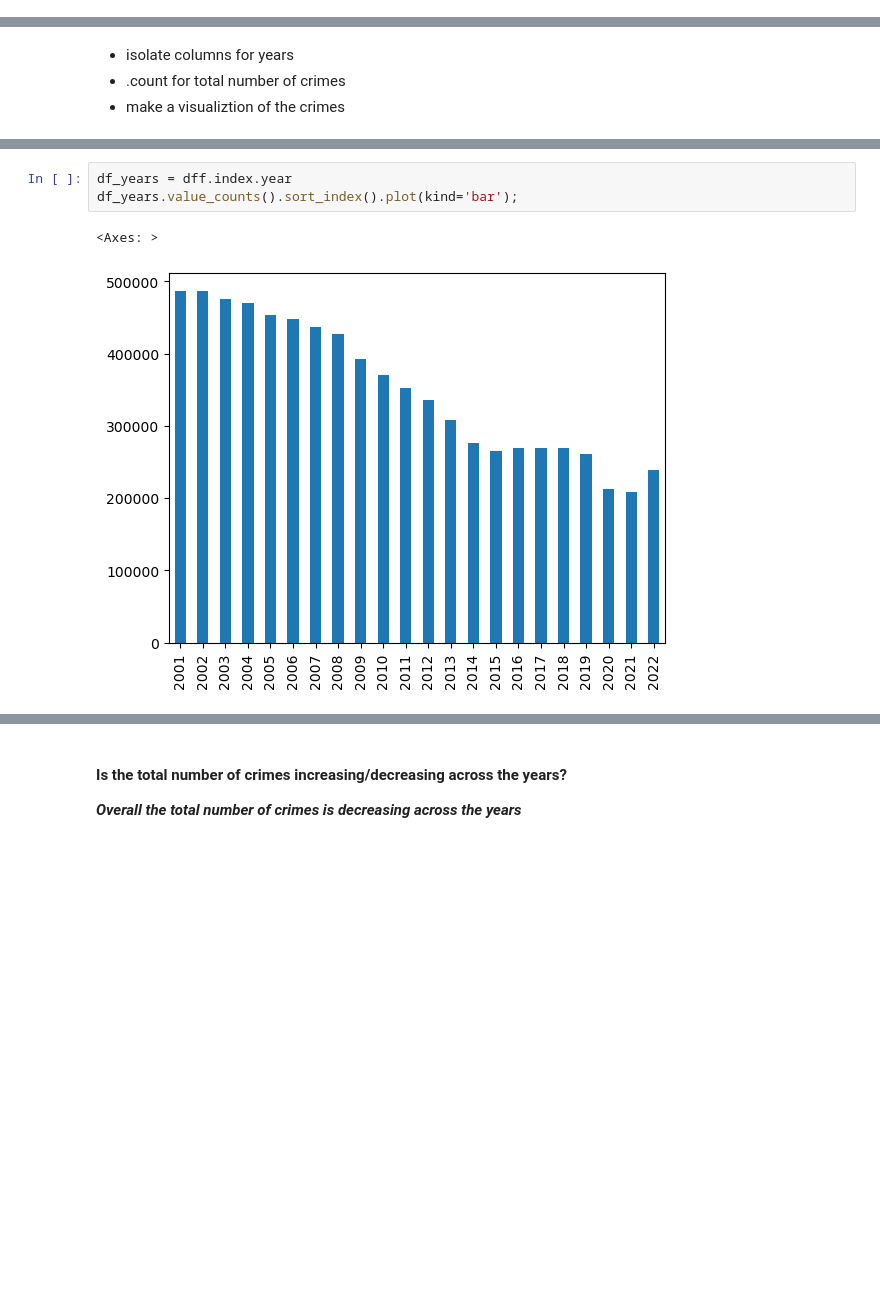
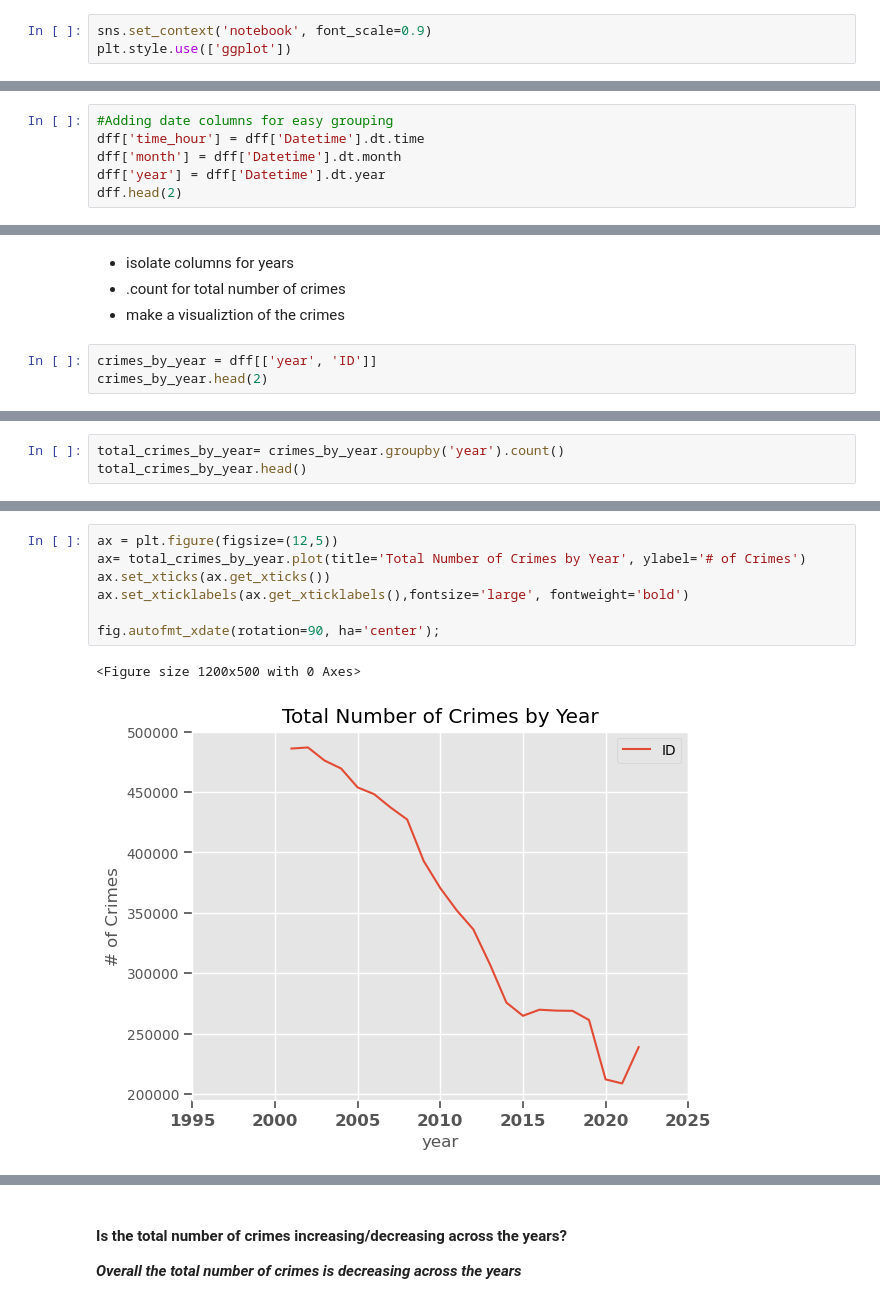
Before and after one commit to SeeBee8/Chicago-Crimes, a Jupyter notebook: Part1_Project3.ipynb, the cells around one changed output, grey strips where cells are left out. Cells and saved outputs as stored; diff of their text form; blank space fills up the shorter version.

```diff
--- a/Part1_Project3.ipynb
+++ b/Part1_Project3.ipynb
@@ -139,6 +144,9 @@ import statsmodels.tsa.api as tsa
 
 import holidays
 from holidays import country_holidays
+# %%
+sns.set_context('notebook', font_scale=0.9)
+plt.style.use(['ggplot'])
 # %% [markdown]
 ### Load Data
 # %%
@@ -198,3 +206,9 @@ dff
 | 238856 | 12938420 | 12/31/2022 12:52:00 PM | ASSAULT | SIMPLE | COMMERCIAL / BUSINESS OFFICE | False | False | 1432 | ... |
 | 238857 | 12939906 | 12/31/2022 12:59:00 PM | DECEPTIVE PRACTICE | FINANCIAL IDENTITY THEFT $300 AND... | RESIDENCE | False | False | 1511 | ... |
 7713109 rows × 13 columns
+# %%
+#Adding date columns for easy grouping
+dff['time_hour'] = dff['Datetime'].dt.time
+dff['month'] = dff['Datetime'].dt.month
+dff['year'] = dff['Datetime'].dt.year
+dff.head(2)
@@ -243,3 +264,6 @@ dtype: int64
 - isolate columns for years
 - .count for total number of crimes
 - make a visualiztion of the crimes
+# %%
+crimes_by_year = dff[['year', 'ID']]
+crimes_by_year.head(2)
@@ -245,0 +275,3 @@ dtype: int64
+# %%
+total_crimes_by_year= crimes_by_year.groupby('year').count()
+total_crimes_by_year.head()
@@ -246,6 +286,10 @@ dtype: int64
 # %%
-df_years = dff.index.year
-df_years.value_counts().sort_index().plot(kind='bar');
+ax = plt.figure(figsize=(12,5))
+ax= total_crimes_by_year.plot(title='Total Number of Crimes by Year', ylabel='# of Crimes')
+ax.set_xticks(ax.get_xticks())
+ax.set_xticklabels(ax.get_xticklabels(),fontsize='large', fontweight='bold')
+
+fig.autofmt_xdate(rotation=90, ha='center');
 # %% [output]
-<Axes: >
+<Figure size 1200x500 with 0 Axes>
-[figure, old version]
+[figure, new version]
```
Also changed, not shown: parts of 13 cells of this notebook, 1 other file.
